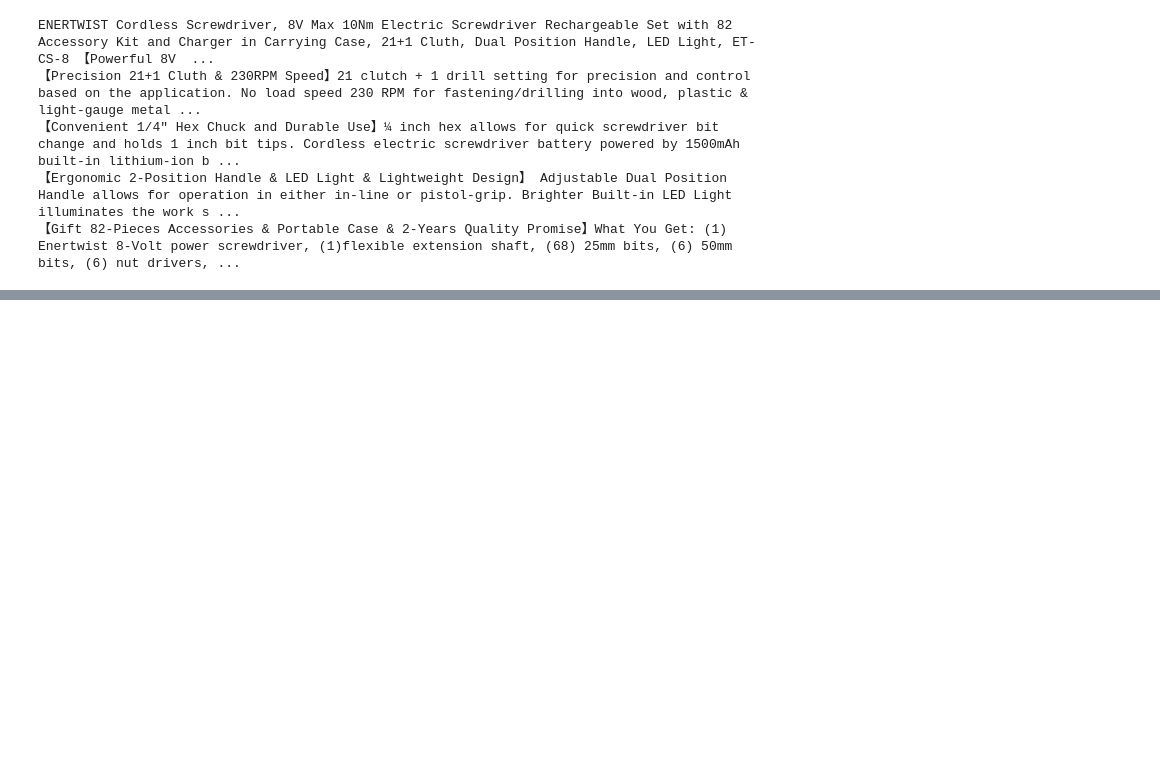
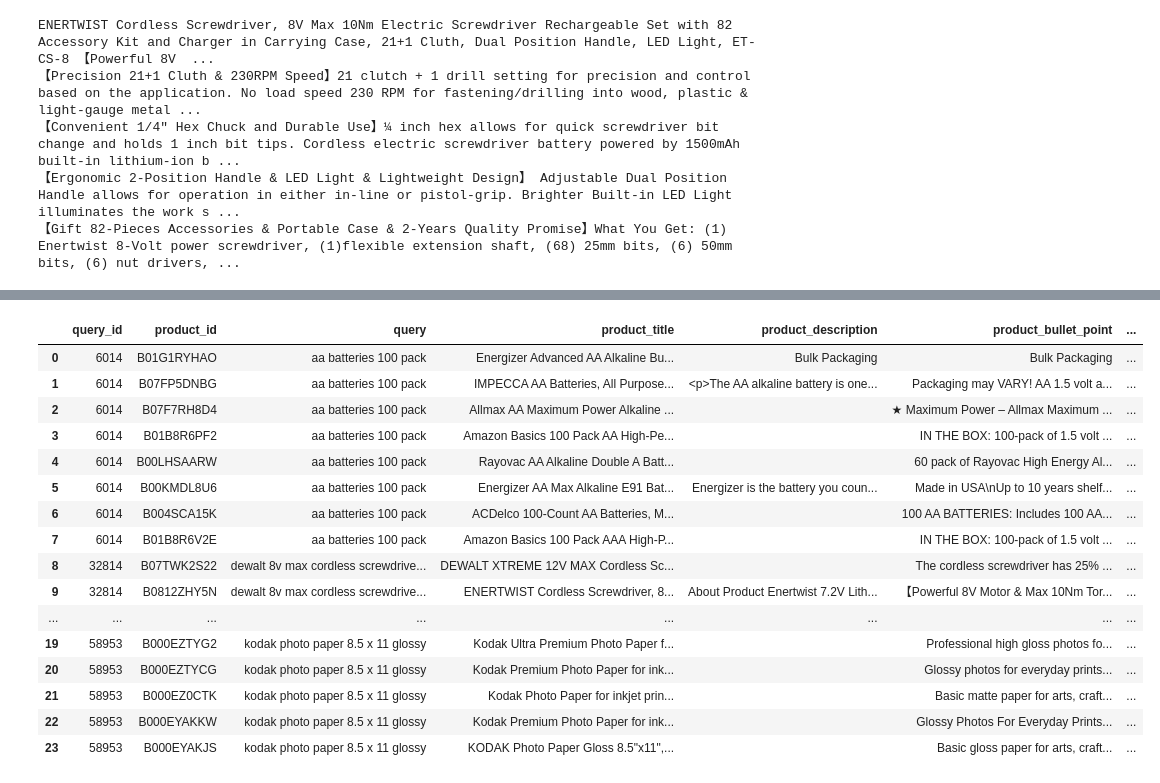
Before and after one commit to atastats/grainger_project, a Jupyter notebook: label_verification/notebooks/eda.ipynb, the cells around one changed output, grey strips where cells are left out. Cells and saved outputs as stored; diff of their text form; code cells hidden in the pictures; blank space fills up the shorter version.

```diff
--- a/label_verification/notebooks/eda.ipynb
+++ b/label_verification/notebooks/eda.ipynb
@@ -204,0 +218,20 @@ results[["query_id", "product_id", "reformulated_query"]]
+# %%
+results
+# %% [output]
+|  | query_id | product_id | query | product_title | product_description | product_bullet_point | ... |
+| 0 | 6014 | B01G1RYHAO | aa batteries 100 pack | Energizer Advanced AA Alkaline Bu... | Bulk Packaging | Bulk Packaging | ... |
+| 1 | 6014 | B07FP5DNBG | aa batteries 100 pack | IMPECCA AA Batteries, All Purpose... | <p>The AA alkaline battery is one... | Packaging may VARY! AA 1.5 volt a... | ... |
+| 2 | 6014 | B07F7RH8D4 | aa batteries 100 pack | Allmax AA Maximum Power Alkaline ... |  | ★ Maximum Power – Allmax Maximum ... | ... |
+| 3 | 6014 | B01B8R6PF2 | aa batteries 100 pack | Amazon Basics 100 Pack AA High-Pe... |  | IN THE BOX: 100-pack of 1.5 volt ... | ... |
+| 4 | 6014 | B00LHSAARW | aa batteries 100 pack | Rayovac AA Alkaline Double A Batt... |  | 60 pack of Rayovac High Energy Al... | ... |
+| 5 | 6014 | B00KMDL8U6 | aa batteries 100 pack | Energizer AA Max Alkaline E91 Bat... | Energizer is the battery you coun... | Made in USA\nUp to 10 years shelf... | ... |
+| 6 | 6014 | B004SCA15K | aa batteries 100 pack | ACDelco 100-Count AA Batteries, M... |  | 100 AA BATTERIES: Includes 100 AA... | ... |
+| 7 | 6014 | B01B8R6V2E | aa batteries 100 pack | Amazon Basics 100 Pack AAA High-P... |  | IN THE BOX: 100-pack of 1.5 volt ... | ... |
+| 8 | 32814 | B07TWK2S22 | dewalt 8v max cordless screwdrive... | DEWALT XTREME 12V MAX Cordless Sc... |  | The cordless screwdriver has 25% ... | ... |
+| 9 | 32814 | B0812ZHY5N | dewalt 8v max cordless screwdrive... | ENERTWIST Cordless Screwdriver, 8... | About Product Enertwist 7.2V Lith... | 【Powerful 8V Motor & Max 10Nm Tor... | ... |
+| ... | ... | ... | ... | ... | ... | ... | ... |
+| 19 | 58953 | B000EZTYG2 | kodak photo paper 8.5 x 11 glossy | Kodak Ultra Premium Photo Paper f... |  | Professional high gloss photos fo... | ... |
+| 20 | 58953 | B000EZTYCG | kodak photo paper 8.5 x 11 glossy | Kodak Premium Photo Paper for ink... |  | Glossy photos for everyday prints... | ... |
+| 21 | 58953 | B000EZ0CTK | kodak photo paper 8.5 x 11 glossy | Kodak Photo Paper for inkjet prin... |  | Basic matte paper for arts, craft... | ... |
+| 22 | 58953 | B000EYAKKW | kodak photo paper 8.5 x 11 glossy | Kodak Premium Photo Paper for ink... |  | Glossy Photos For Everyday Prints... | ... |
+| 23 | 58953 | B000EYAKJS | kodak photo paper 8.5 x 11 glossy | KODAK Photo Paper Gloss 8.5"x11",... |  | Basic gloss paper for arts, craft... | ... |
```
Also changed, not shown: parts of 4 cells of this notebook, 4 other files.
